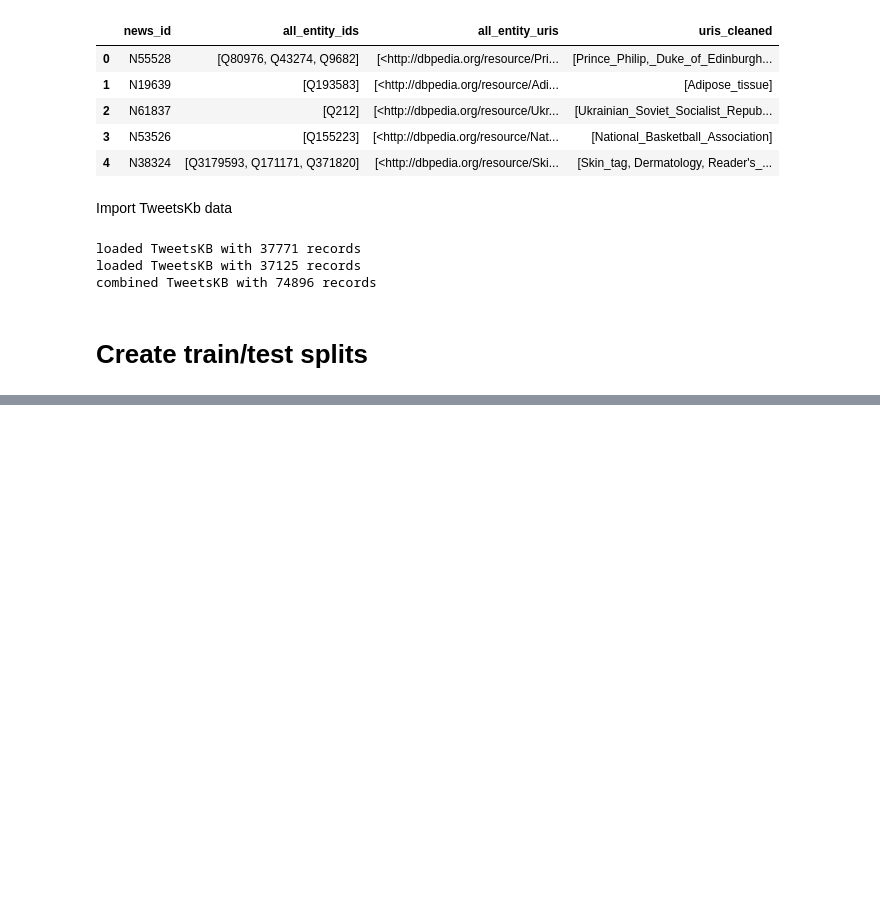
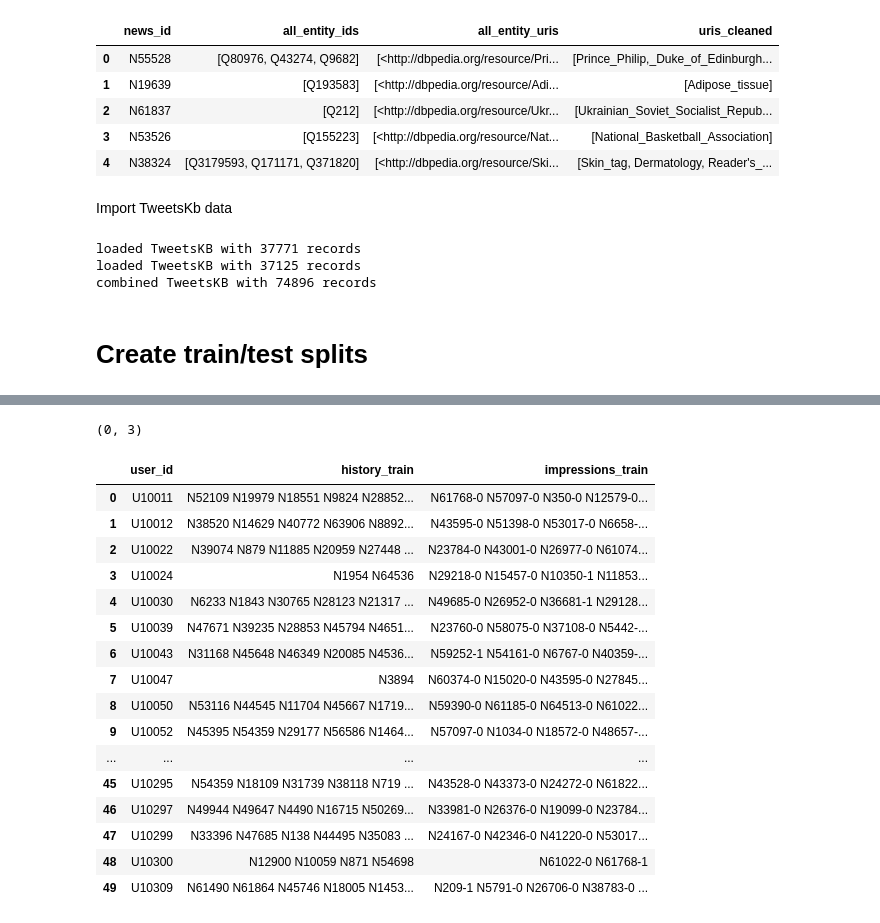
Before and after one commit to rayyyd/news_reccomender, a Jupyter notebook: ray/recommender.ipynb, the cells around one changed output, grey strips where cells are left out. Cells and saved outputs as stored; diff of their text form; code cells hidden in the pictures; blank space fills up the shorter version.

```diff
--- a/ray/recommender.ipynb
+++ b/ray/recommender.ipynb
@@ -438,0 +442,4 @@ dbpedia_uris = dbpedia_uris_loaded
+# %%
+MIND_behaviour_df = pd.read_csv("./data_cache/behaviours_df.csv", encoding='utf-8')
+MIND_behaviour_df.shape
+MIND_behaviour_df.head()
@@ -497,4 +540,4 @@ combined TweetsKB with 74896 records
 # %% [markdown]
 # Create train/test splits
 # %%
-split_date = '2019-11-20'
+split_date = '2019-11-10'
@@ -519,0 +587,11 @@ len(tweetsKB_train), len(tweetsKB_test)
+# %%
+import pandas as pd
+
+# ensure the column is truly datetime
+MIND_behaviour_df["time"] = pd.to_datetime(MIND_behaviour_df["time"], errors="coerce")
+
+earliest = MIND_behaviour_df["time"].min()
+latest   = MIND_behaviour_df["time"].max()
+
+print(f"Earliest interaction : {earliest:%Y-%m-%d %H:%M:%S}")
+print(f"Latest   interaction : {latest:%Y-%m-%d %H:%M:%S}")
@@ -519,0 +661,44 @@ len(tweetsKB_train), len(tweetsKB_test)
+# %%
+# keep only users whose post‑split history differs from their pre‑split history
+common = set(MIND_train_df.user_id) & set(MIND_test_df.user_id)
+
+# quick lookup dictionaries
+train_hist = dict(zip(MIND_train_df.user_id, MIND_train_df.history_train))
+test_hist  = dict(zip(MIND_test_df.user_id, MIND_test_df.history_test))
+
+users_with_change = [
+    uid for uid in common
+    if set(train_hist[uid].split()) != set(test_hist[uid].split())
+]
+
+MIND_train_df = (MIND_train_df
+                 [MIND_train_df.user_id.isin(users_with_change)]
+                 .reset_index(drop=True))
+
+MIND_test_df  = (MIND_test_df
+                 [MIND_test_df.user_id.isin(users_with_change)]
+                 .reset_index(drop=True))
+# %%
+MIND_test_df.shape
+# %% [output]
+(0, 3)
+# %%
+MIND_train_df.head(50)
+# %% [output]
+|  | user_id | history_train | impressions_train |
+| 0 | U10011 | N52109 N19979 N18551 N9824 N28852... | N61768-0 N57097-0 N350-0 N12579-0... |
+| 1 | U10012 | N38520 N14629 N40772 N63906 N8892... | N43595-0 N51398-0 N53017-0 N6658-... |
+| 2 | U10022 | N39074 N879 N11885 N20959 N27448 ... | N23784-0 N43001-0 N26977-0 N61074... |
+| 3 | U10024 | N1954 N64536 | N29218-0 N15457-0 N10350-1 N11853... |
+| 4 | U10030 | N6233 N1843 N30765 N28123 N21317 ... | N49685-0 N26952-0 N36681-1 N29128... |
+| 5 | U10039 | N47671 N39235 N28853 N45794 N4651... | N23760-0 N58075-0 N37108-0 N5442-... |
+| 6 | U10043 | N31168 N45648 N46349 N20085 N4536... | N59252-1 N54161-0 N6767-0 N40359-... |
+| 7 | U10047 | N3894 | N60374-0 N15020-0 N43595-0 N27845... |
+| 8 | U10050 | N53116 N44545 N11704 N45667 N1719... | N59390-0 N61185-0 N64513-0 N61022... |
+| 9 | U10052 | N45395 N54359 N29177 N56586 N1464... | N57097-0 N1034-0 N18572-0 N48657-... |
+| ... | ... | ... | ... |
+| 45 | U10295 | N54359 N18109 N31739 N38118 N719 ... | N43528-0 N43373-0 N24272-0 N61822... |
+| 46 | U10297 | N49944 N49647 N4490 N16715 N50269... | N33981-0 N26376-0 N19099-0 N23784... |
+| 47 | U10299 | N33396 N47685 N138 N44495 N35083 ... | N24167-0 N42346-0 N41220-0 N53017... |
+| 48 | U10300 | N12900 N10059 N871 N54698 | N61022-0 N61768-1 |
+| 49 | U10309 | N61490 N61864 N45746 N18005 N1453... | N209-1 N5791-0 N26706-0 N38783-0 ... |
```
Also changed, not shown: parts of 28 cells of this notebook, 5 other files.
